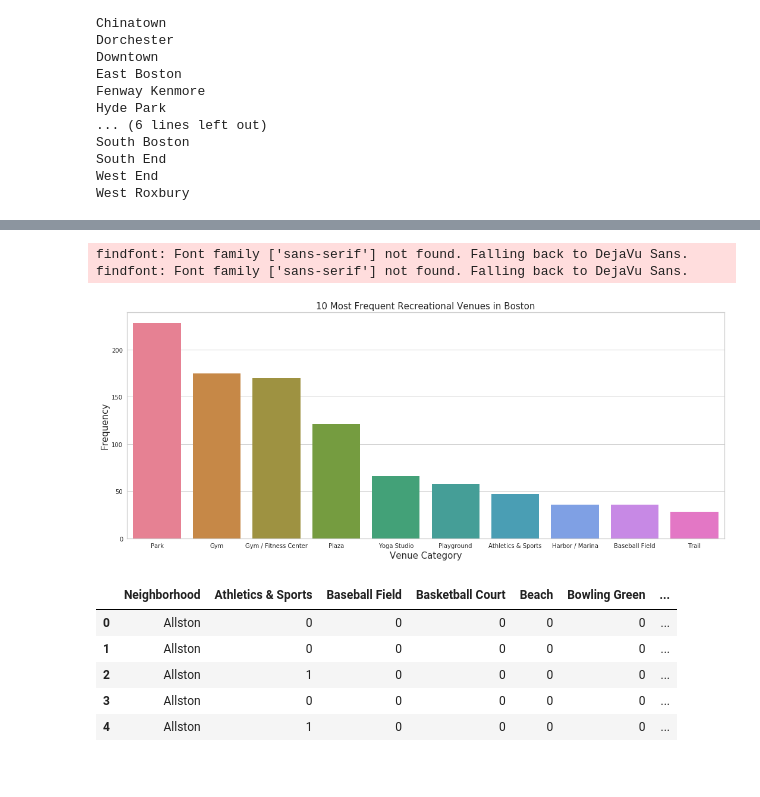
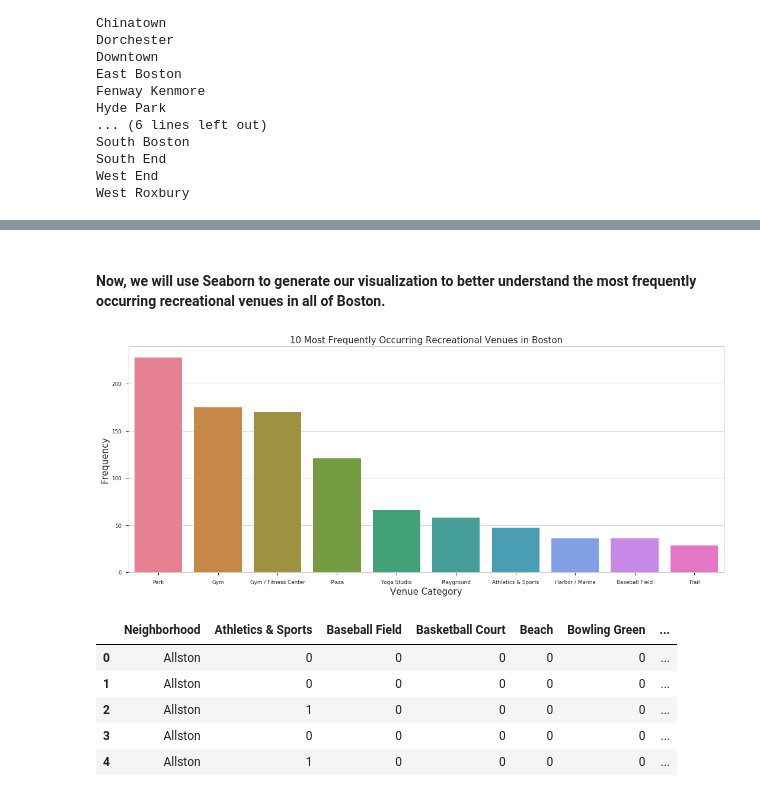
Before and after one commit to chitvansaggu/Boston-Recreation-Tour, a Jupyter notebook: Boston Recreation Tour.ipynb, the cells around one changed output, grey strips where cells are left out. Saved outputs shown, nothing was run; the diff lists cells and outputs as text; code cells hidden in the pictures.

```diff
--- a/Boston Recreation Tour.ipynb
+++ b/Boston Recreation Tour.ipynb
@@ -183,7 +198,7 @@ df
 address = 'Boston, Massachusetts'
 
 #Get lat/long values for Boston and print them
-location = locator.geocode(address)
+location = do_geocode(address)
 lat = location.latitude
 long = location.longitude
 print('The geograpical coordinates of Boston are {}, {}.'.format(lat, long))
@@ -330,17 +349,17 @@ mostpop
+# %% [markdown]
+<h4>Now, we will use Seaborn to generate our visualization to better understand the most frequently occurring recreational venues in all of Boston.</h4>
 # %%
 fig = plt.figure(figsize=(18,7))
 s=sns.barplot(x="Venue Category", y="Neighborhood",  palette="husl",saturation = 0.75, data=mostpop)
 sns.set_context("paper")
 s.set_xticklabels(s.get_xticklabels())
-plt.title('10 Most Frequent Recreational Venues in Boston', fontsize=15)
+plt.title('10 Most Frequently Occurring Recreational Venues in Boston', fontsize=15)
 plt.xlabel("Venue Category", fontsize=15)
 plt.ylabel ("Frequency", fontsize=15)
 plt.savefig("Most_Freq_Venues.png", dpi=300)
 plt.show()
 # %% [output]
-findfont: Font family ['sans-serif'] not found. Falling back to DejaVu Sans.
-findfont: Font family ['sans-serif'] not found. Falling back to DejaVu Sans.
-[figure, old version]
+[figure, new version]
 # %%
 boston_onehot = pd.get_dummies(boston_venues[['Venue Category']], prefix="", prefix_sep="")
 
```
Also changed, not shown: parts of 17 cells of this notebook.
